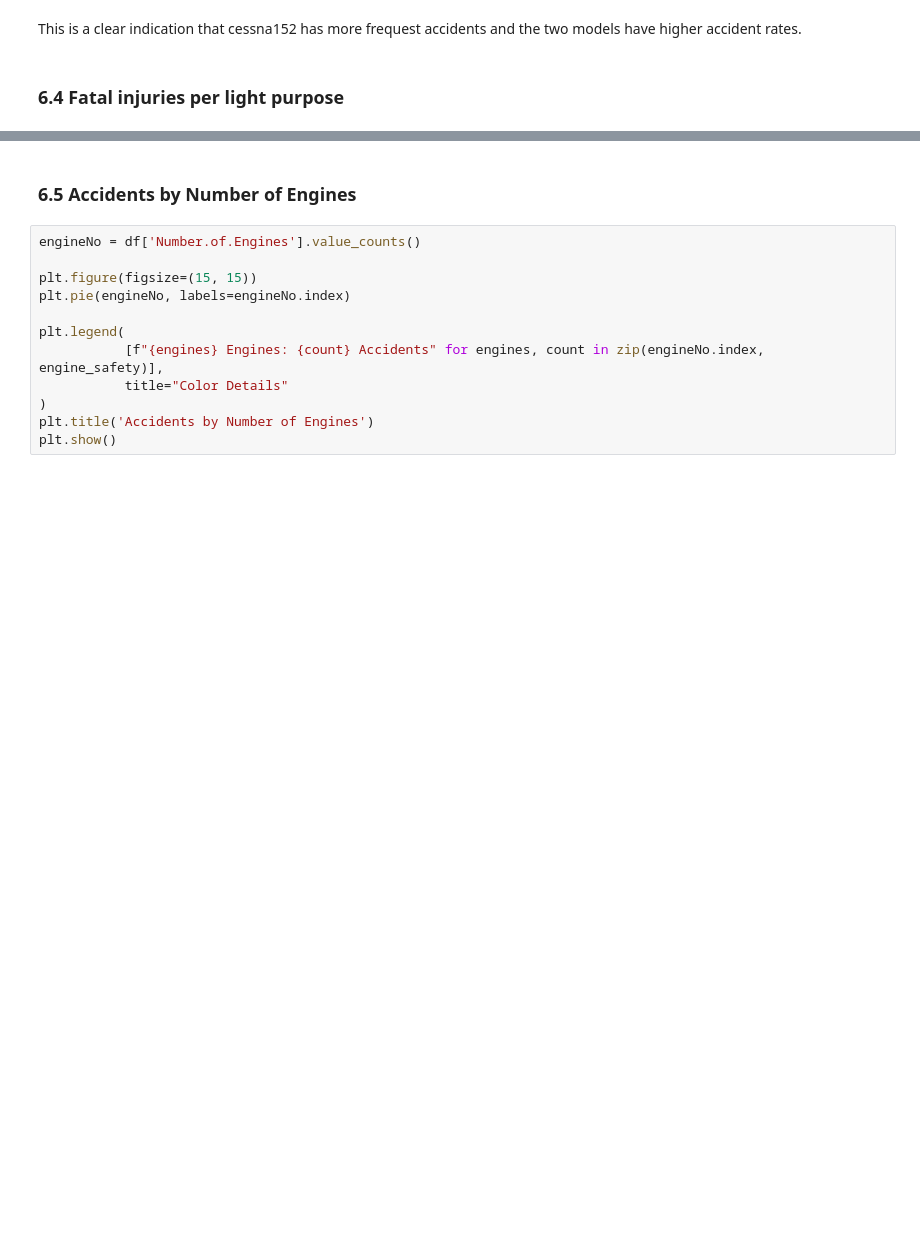
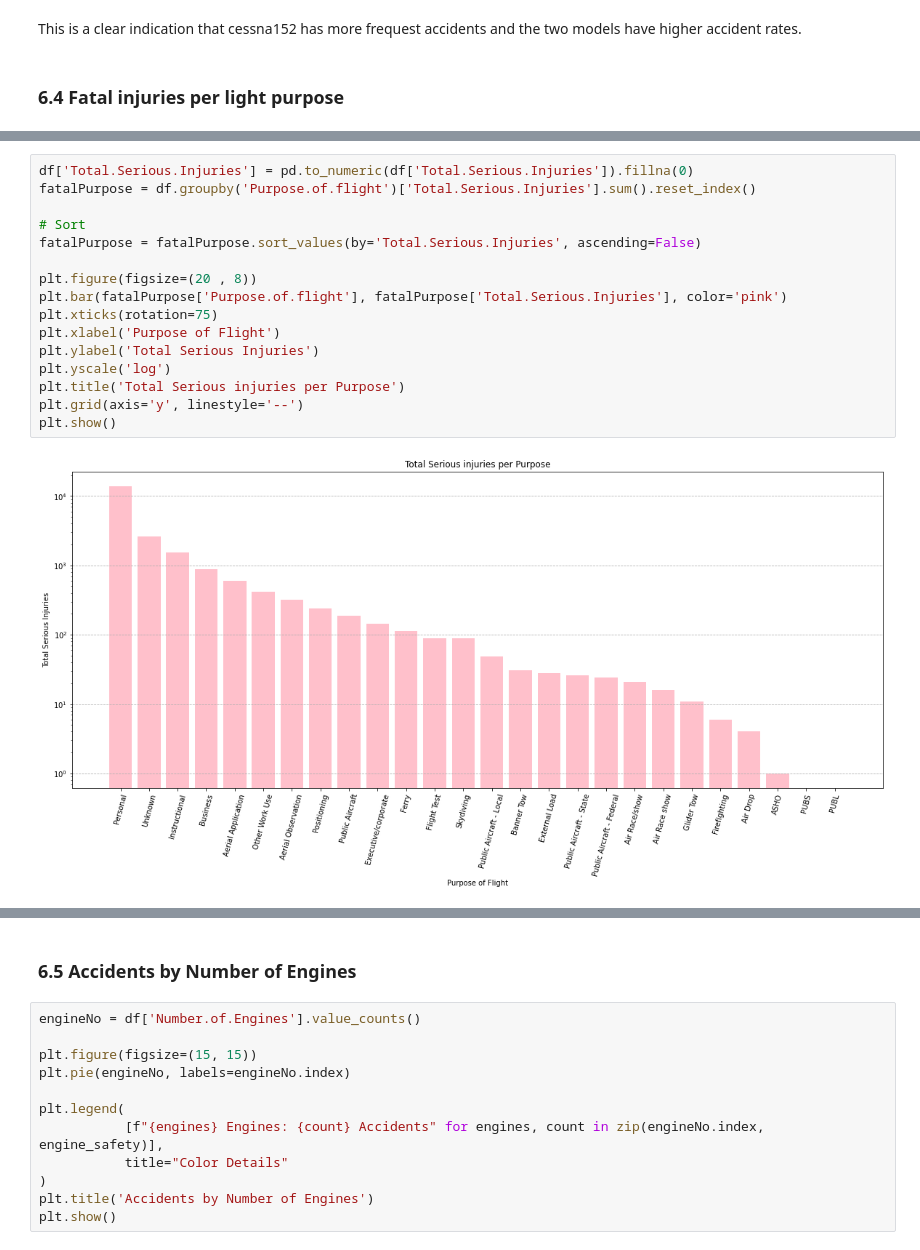
Before and after one commit to Muthonikiboi/Risk-Analysis-for-Safe-Aircraft-Investment, a Jupyter notebook: index.ipynb, the cells around one changed output, grey strips where cells are left out. Drawn from its saved outputs; the diff is of its cells as text; blank space fills up the shorter version.

```diff
--- a/index.ipynb
+++ b/index.ipynb
@@ -453,0 +476,18 @@ This is a clear indication that cessna152 has more frequest accidents and the tw
+# %%
+df['Total.Serious.Injuries'] = pd.to_numeric(df['Total.Serious.Injuries']).fillna(0)
+fatalPurpose = df.groupby('Purpose.of.flight')['Total.Serious.Injuries'].sum().reset_index()
+
+# Sort
+fatalPurpose = fatalPurpose.sort_values(by='Total.Serious.Injuries', ascending=False)
+
+plt.figure(figsize=(20 , 8))
+plt.bar(fatalPurpose['Purpose.of.flight'], fatalPurpose['Total.Serious.Injuries'], color='pink')
+plt.xticks(rotation=75)
+plt.xlabel('Purpose of Flight')
+plt.ylabel('Total Serious Injuries')
+plt.yscale('log')
+plt.title('Total Serious injuries per Purpose')
+plt.grid(axis='y', linestyle='--')
+plt.show()
+# %% [output]
+[figure, added]
```
Also changed, not shown: parts of 8 cells of this notebook.
